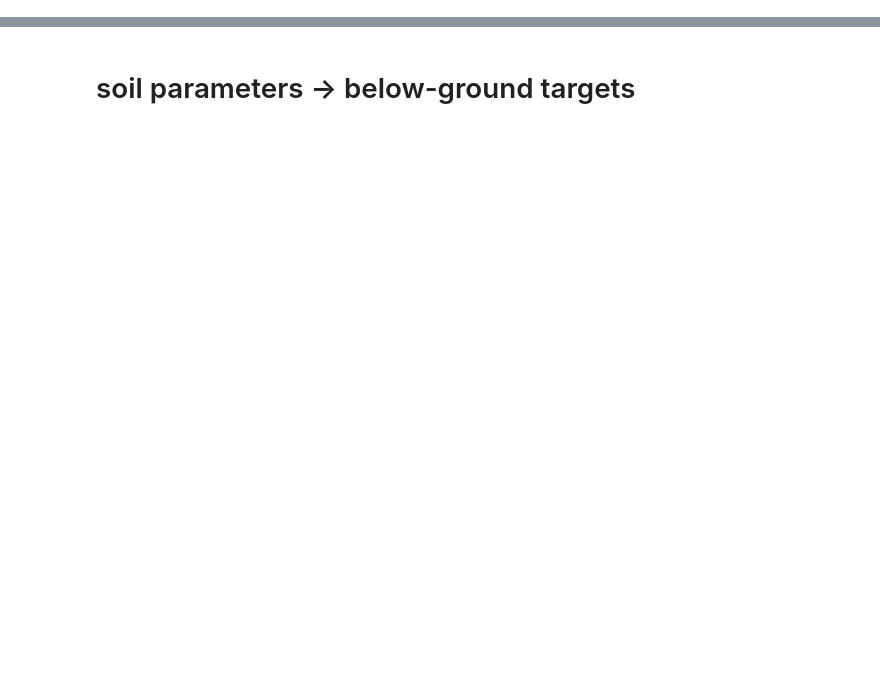
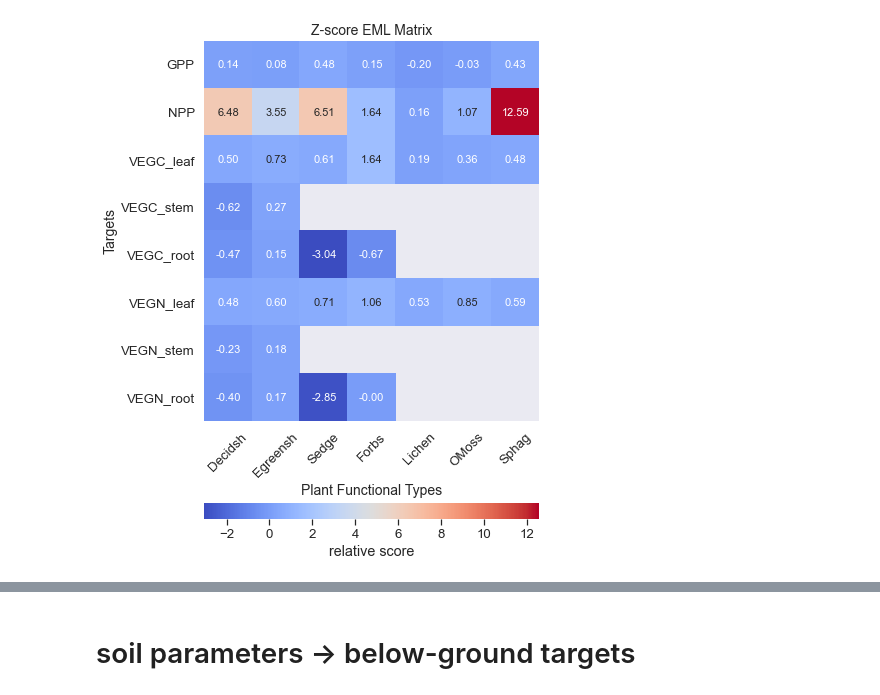
Before and after one commit to whrc/MADS-TEM-calibration, a Jupyter notebook: Paper_Figures.ipynb, the cells around one changed output, grey strips where cells are left out. Drawn from its saved outputs; the diff is of its cells as text; code cells hidden in the pictures; blank space fills up the shorter version.

```diff
--- a/Paper_Figures.ipynb
+++ b/Paper_Figures.ipynb
@@ -59,16 +19,0 @@ def calculate_nmae(df_model,ymodel):
-# %%
-def site_metric_matrix(metric_matrix, metric):
-    '''
-    metric_matrix: matrix (dataframe) of metric to plot. cols = sites, rows = targets
-    metric: string of the name of the metric, ex; 'NMAE'
-    '''
-    #if metric=='Zscore':
-
-    n_rows, n_cols = metric_matrix.shape
-    fig, ax = plt.subplots(figsize=(n_cols, n_rows))
-    sns.heatmap(metric_matrix, cmap="coolwarm", annot=True, fmt=".2f")
-    ax.set_xlabel('Sites')
-    ax.set_ylabel('Targets')
-    ax.set_title(metric + ' Matrix')
-    plt.show()
-    return
@@ -413,0 +712,12 @@ site_metric_matrix(z_matrix_rN, 'Z scores: VEGN root')
+# %%
+z_eml_matrix = pd.DataFrame({
+         'GPP': gpp_eml,
+         'NPP': npp_eml,
+         'VEGC_leaf': vegc_eml_leaf, 'VEGC_stem': vegc_eml_stem, 'VEGC_root': vegc_eml_root,
+         'VEGN_leaf': vegn_eml_leaf, 'VEGN_stem': vegn_eml_stem, 'VEGN_root': vegn_eml_root
+        })
+z_eml_matrix.index=['Decidsh', 'Egreensh', 'Sedge', 'Forbs', 'Lichen', 'OMoss', 'Sphag']
+
+site_metric_matrix(z_eml_matrix.T, 'Z-score EML')
+# %% [output]
+[figure, added]
```
Also changed, not shown: parts of 62 cells of this notebook, 1 other file.
